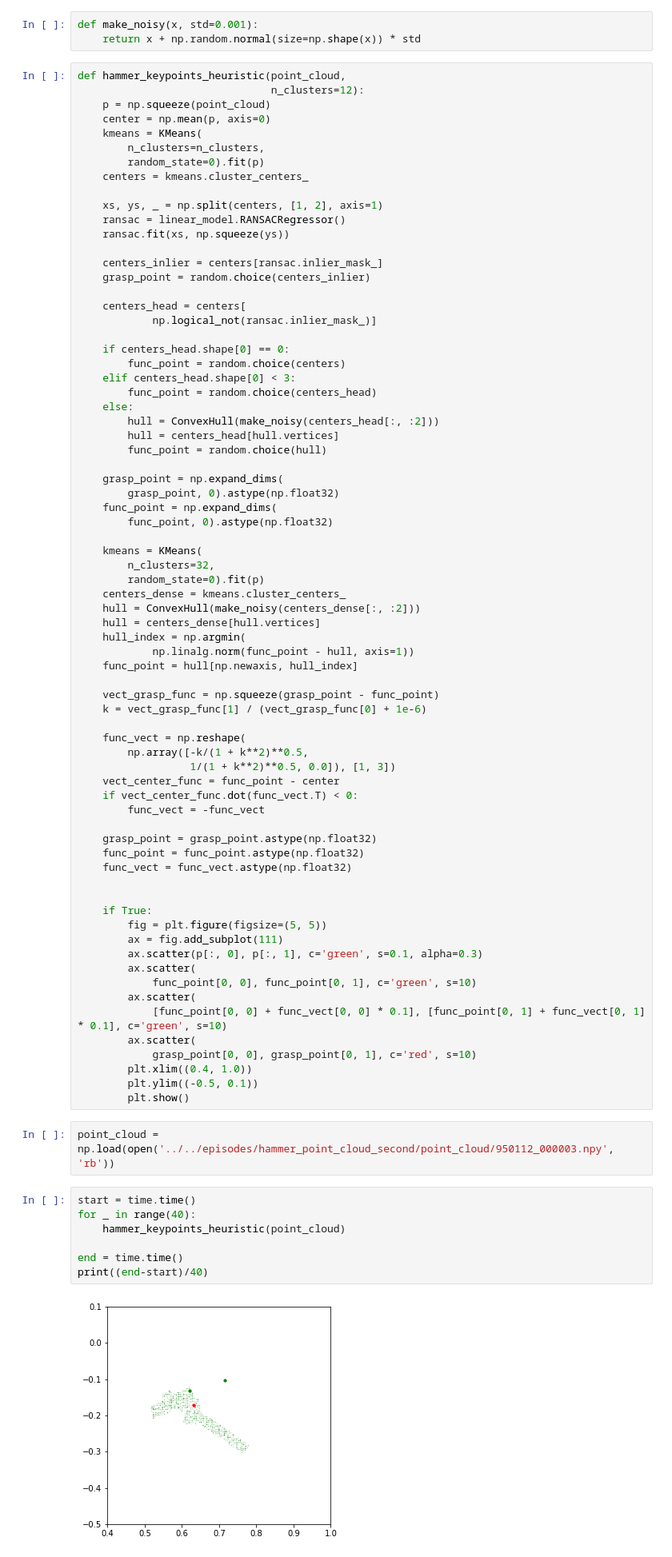
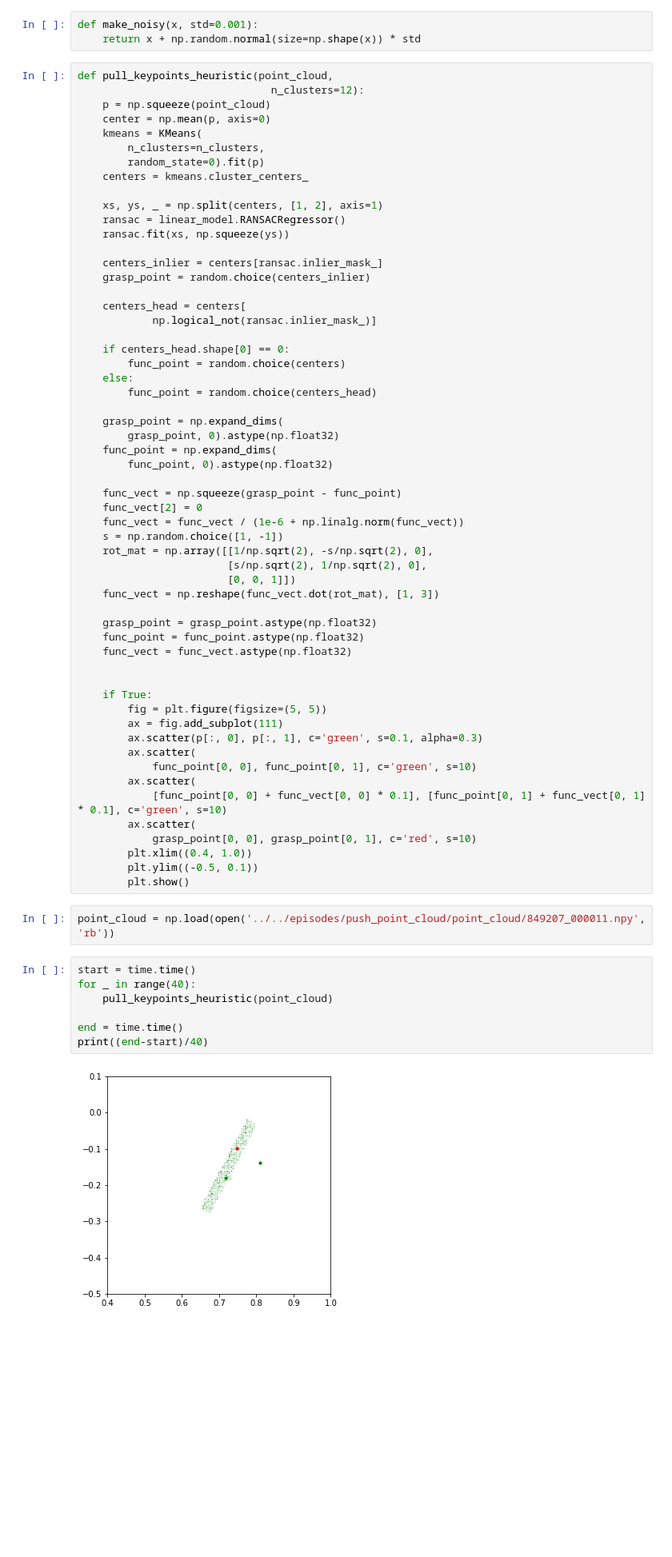
Before and after one commit to StanfordVL/keto, a Jupyter notebook: robovat/math/test_keypoints.ipynb, the cells around one changed output. Shown at 80% size. Cells and saved outputs as stored; diff of their text form; blank space fills up the shorter version.

Commit message:
fix hammering and reaching

```diff
--- a/robovat/math/test_keypoints.ipynb
+++ b/robovat/math/test_keypoints.ipynb
@@ -11,7 +11,7 @@ import time
 def make_noisy(x, std=0.001):
     return x + np.random.normal(size=np.shape(x)) * std
 # %%
-def hammer_keypoints_heuristic(point_cloud,
+def pull_keypoints_heuristic(point_cloud,
                                n_clusters=12):
     p = np.squeeze(point_cloud)
     center = np.mean(p, axis=0)
@@ -32,37 +32,22 @@ def hammer_keypoints_heuristic(point_cloud,
 
     if centers_head.shape[0] == 0:
         func_point = random.choice(centers)
-    elif centers_head.shape[0] < 3:
+    else:
         func_point = random.choice(centers_head)
-    else:
-        hull = ConvexHull(make_noisy(centers_head[:, :2]))
-        hull = centers_head[hull.vertices]
-        func_point = random.choice(hull)
 
     grasp_point = np.expand_dims(
         grasp_point, 0).astype(np.float32)
     func_point = np.expand_dims(
         func_point, 0).astype(np.float32)
 
-    kmeans = KMeans(
-        n_clusters=32,
-        random_state=0).fit(p)
-    centers_dense = kmeans.cluster_centers_
-    hull = ConvexHull(make_noisy(centers_dense[:, :2]))
-    hull = centers_dense[hull.vertices]
-    hull_index = np.argmin(
-            np.linalg.norm(func_point - hull, axis=1))
-    func_point = hull[np.newaxis, hull_index]
-
-    vect_grasp_func = np.squeeze(grasp_point - func_point)
-    k = vect_grasp_func[1] / (vect_grasp_func[0] + 1e-6)
-
-    func_vect = np.reshape(
-        np.array([-k/(1 + k**2)**0.5,
-                  1/(1 + k**2)**0.5, 0.0]), [1, 3])
-    vect_center_func = func_point - center
-    if vect_center_func.dot(func_vect.T) < 0:
-        func_vect = -func_vect
+    func_vect = np.squeeze(grasp_point - func_point)
+    func_vect[2] = 0
+    func_vect = func_vect / (1e-6 + np.linalg.norm(func_vect))
+    s = np.random.choice([1, -1])
+    rot_mat = np.array([[1/np.sqrt(2), -s/np.sqrt(2), 0],
+                        [s/np.sqrt(2), 1/np.sqrt(2), 0],
+                        [0, 0, 1]])
+    func_vect = np.reshape(func_vect.dot(rot_mat), [1, 3])
 
     grasp_point = grasp_point.astype(np.float32)
     func_point = func_point.astype(np.float32)
@@ -83,13 +68,13 @@ def hammer_keypoints_heuristic(point_cloud,
         plt.ylim((-0.5, 0.1))
         plt.show()
 # %%
-point_cloud = np.load(open('../../episodes/hammer_point_cloud_second/point_cloud/950112_000003.npy', 'rb'))
+point_cloud = np.load(open('../../episodes/push_point_cloud/point_cloud/849207_000011.npy', 'rb'))
 # %%
 start = time.time()
 for _ in range(40):
-    hammer_keypoints_heuristic(point_cloud)
+    pull_keypoints_heuristic(point_cloud)
 
 end = time.time()
 print((end-start)/40)
 # %% [output]
-[figure, old version]
+[figure, new version]
```
Also changed, not shown: parts of 1 cell of this notebook, 49 other files.
